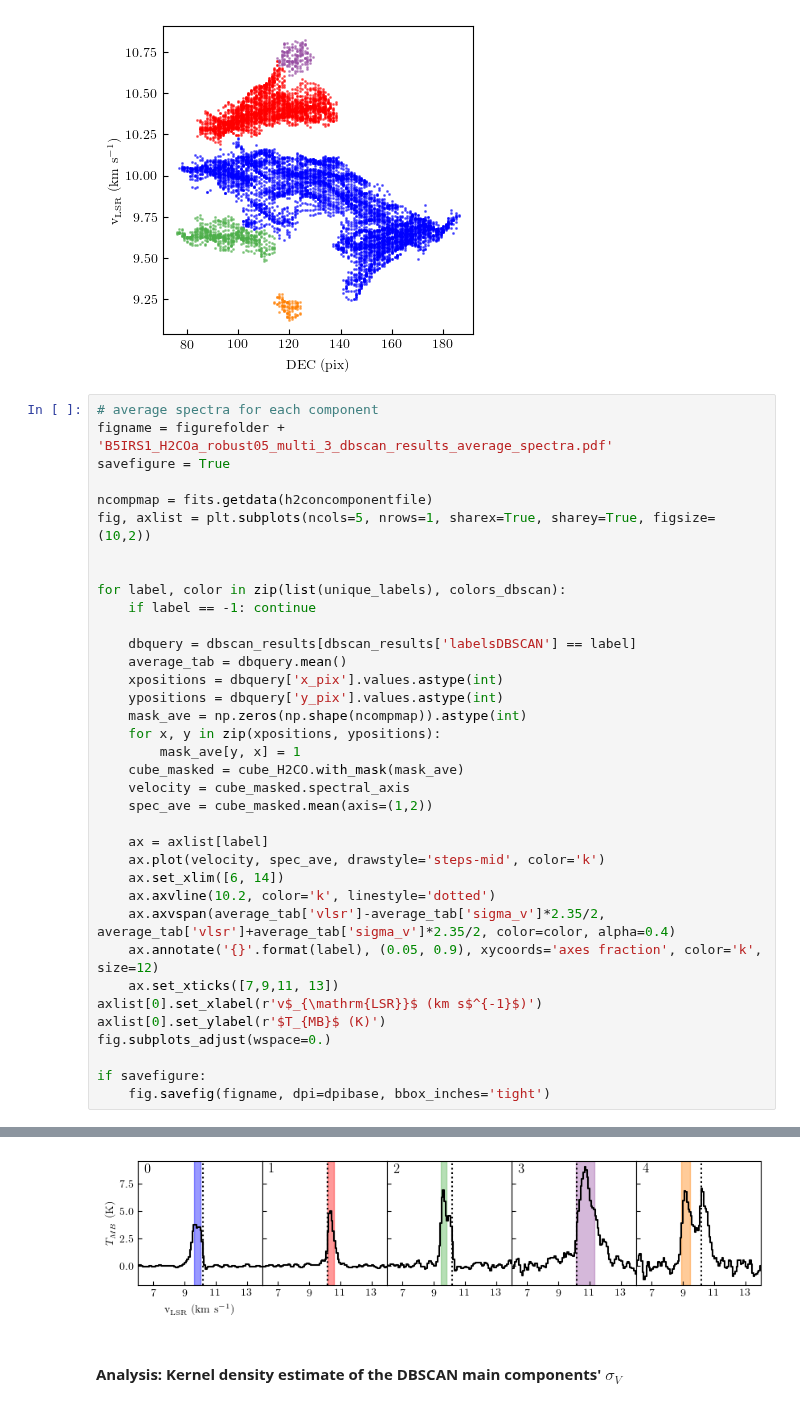
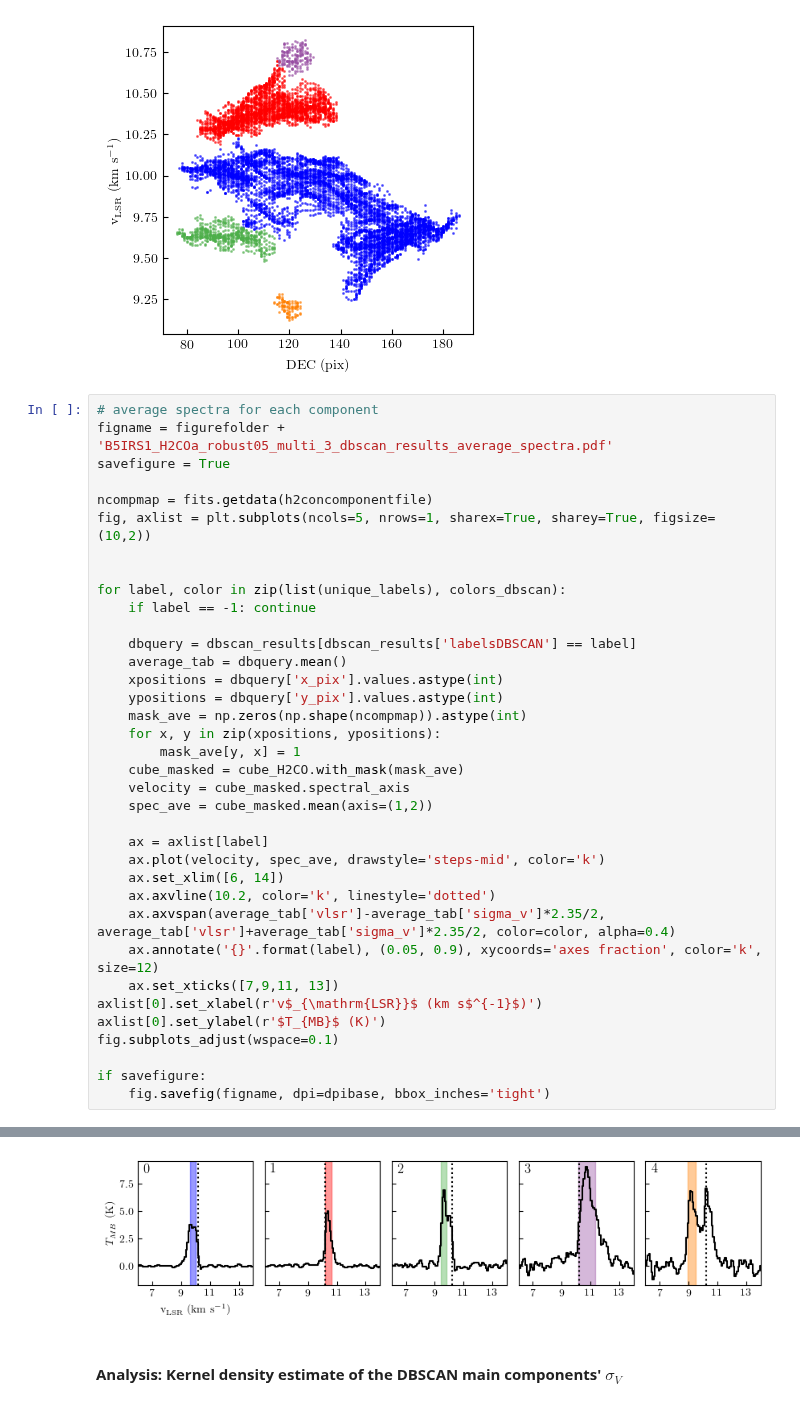
Before and after one commit to tere-valdivia/Barnard_5_infall, a Jupyter notebook: figures.ipynb, the cells around one changed output, grey strips where cells are left out. Cells and saved outputs as stored; diff of their text form.

Commit message:
updated streamer plots

```diff
--- a/figures.ipynb
+++ b/figures.ipynb
@@ -1997,35 +1998,35 @@ for label, color in zip(list(unique_labels), colors_dbscan):
     mask_ave = np.zeros(np.shape(ncompmap)).astype(int)
     for x, y in zip(xpositions, ypositions):
         mask_ave[y, x] = 1
     cube_masked = cube_H2CO.with_mask(mask_ave)
     velocity = cube_masked.spectral_axis
     spec_ave = cube_masked.mean(axis=(1,2))
 
     ax = axlist[label]
     ax.plot(velocity, spec_ave, drawstyle='steps-mid', color='k')
     ax.set_xlim([6, 14])
     ax.axvline(10.2, color='k', linestyle='dotted')
     ax.axvspan(average_tab['vlsr']-average_tab['sigma_v']*2.35/2, average_tab['vlsr']+average_tab['sigma_v']*2.35/2, color=color, alpha=0.4)
     ax.annotate('{}'.format(label), (0.05, 0.9), xycoords='axes fraction', color='k', size=12)
     ax.set_xticks([7,9,11, 13])
 axlist[0].set_xlabel(r'v$_{\mathrm{LSR}}$ (km s$^{-1}$)')
 axlist[0].set_ylabel(r'$T_{MB}$ (K)')
-fig.subplots_adjust(wspace=0.)
+fig.subplots_adjust(wspace=0.1)
 
 if savefigure:
     fig.savefig(figname, dpi=dpibase, bbox_inches='tight')
 # %% [output]
 WARNING: PossiblySlowWarning: This function (<function BaseSpectralCube.mean at 0x...>) requires loading the entire cube into memory and may therefore be slow. [spectral_cube.utils]
 WARNING: SliceWarning: Slice (slice(None, None, None), None) cannot be used on this 1-dimensional array's WCS.  If this is intentional, you  should use this <class 'spectral_cube.lower_dimensional_str ...
 WARNING: PossiblySlowWarning: This function (<function BaseSpectralCube.mean at 0x...>) requires loading the entire cube into memory and may therefore be slow. [spectral_cube.utils]
 WARNING: SliceWarning: Slice (slice(None, None, None), None) cannot be used on this 1-dimensional array's WCS.  If this is intentional, you  should use this <class 'spectral_cube.lower_dimensional_str ...
 WARNING: PossiblySlowWarning: This function (<function BaseSpectralCube.mean at 0x...>) requires loading the entire cube into memory and may therefore be slow. [spectral_cube.utils]
 WARNING: SliceWarning: Slice (slice(None, None, None), None) cannot be used on this 1-dimensional array's WCS.  If this is intentional, you  should use this <class 'spectral_cube.lower_dimensional_str ...
 WARNING: PossiblySlowWarning: This function (<function BaseSpectralCube.mean at 0x...>) requires loading the entire cube into memory and may therefore be slow. [spectral_cube.utils]
 WARNING: SliceWarning: Slice (slice(None, None, None), None) cannot be used on this 1-dimensional array's WCS.  If this is intentional, you  should use this <class 'spectral_cube.lower_dimensional_str ...
 WARNING: PossiblySlowWarning: This function (<function BaseSpectralCube.mean at 0x...>) requires loading the entire cube into memory and may therefore be slow. [spectral_cube.utils]
 WARNING: SliceWarning: Slice (slice(None, None, None), None) cannot be used on this 1-dimensional array's WCS.  If this is intentional, you  should use this <class 'spectral_cube.lower_dimensional_str ...
-[figure, old version]
+[figure, new version]
 # %% [markdown]
 #### Analysis: Kernel density estimate of the DBSCAN main components' $\sigma_{V}$
 # %%
```
Also changed, not shown: parts of 4 cells of this notebook, 9 other files.
